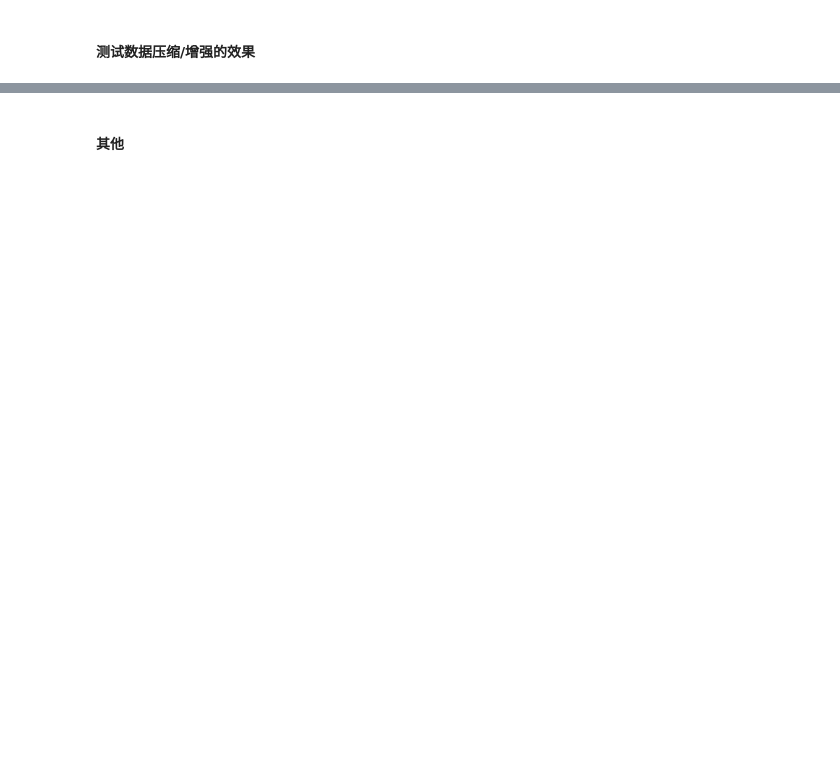
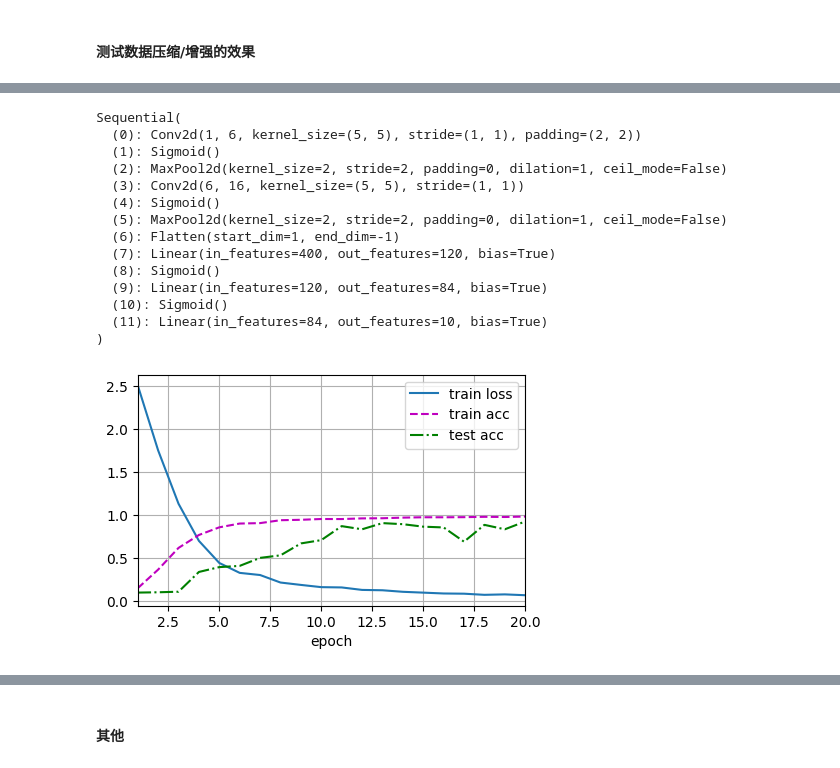
Before and after one commit to houhuawei23/geo-feature, a Jupyter notebook: hhw_code/main.ipynb, the cells around one changed output, grey strips where cells are left out. Cells and saved outputs as stored; diff of their text form; code cells hidden in the pictures; blank space fills up the shorter version.

```diff
--- a/hhw_code/main.ipynb
+++ b/hhw_code/main.ipynb
@@ -214,0 +117,8 @@ res_lenet = network.LeNet
+# %%
+res_size = int((1 - rate) * train_size)
+random_idxs = np.random.choice(train_size, res_size, replace=False)
+bench_data_arr = mnist_data_arr[random_idxs].reshape(-1, 1, 28, 28).astype(np.float32)
+bench_label_arr = mnist_label_arr[random_idxs].astype(np.int64)
+
+bench_train_dataset = torch_data.TensorDataset(torch.from_numpy(bench_data_arr), torch.from_numpy(bench_label_arr))
+bench_train_iter = torch_data.DataLoader(bench_train_dataset, batch_size=batch_size, shuffle=True)
@@ -214,0 +163,20 @@ res_lenet = network.LeNet
+# %%
+# 在小数据集上随机选取相同数量的样本，与压缩算法的结果进行对比 (train_size * (1-rate))
+bench_net = LeNet
+train(bench_net, bench_train_iter, mnist_test_iter, num_epochs, lr, device=utils.try_gpu(0))
+# %% [output]
+Sequential(
+  (0): Conv2d(1, 6, kernel_size=(5, 5), stride=(1, 1), padding=(2, 2))
+  (1): Sigmoid()
+  (2): MaxPool2d(kernel_size=2, stride=2, padding=0, dilation=1, ceil_mode=False)
+  (3): Conv2d(6, 16, kernel_size=(5, 5), stride=(1, 1))
+  (4): Sigmoid()
+  (5): MaxPool2d(kernel_size=2, stride=2, padding=0, dilation=1, ceil_mode=False)
+  (6): Flatten(start_dim=1, end_dim=-1)
+  (7): Linear(in_features=400, out_features=120, bias=True)
+  (8): Sigmoid()
+  (9): Linear(in_features=120, out_features=84, bias=True)
+  (10): Sigmoid()
+  (11): Linear(in_features=84, out_features=10, bias=True)
+)
+[figure, added]
```
Also changed, not shown: parts of 38 cells of this notebook, 9 other files.
